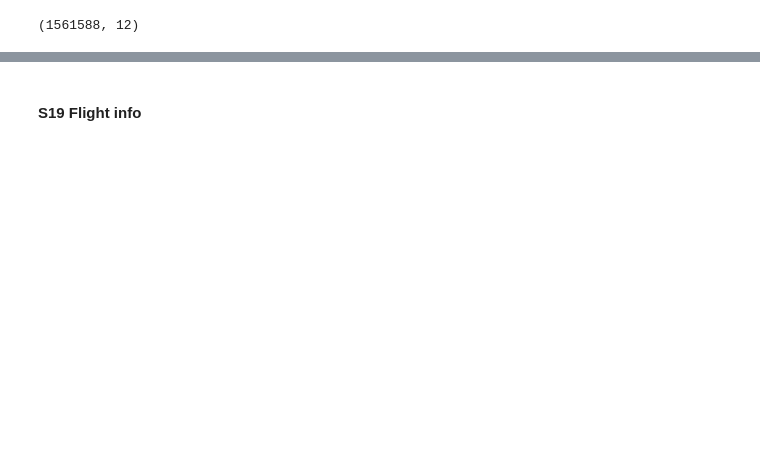
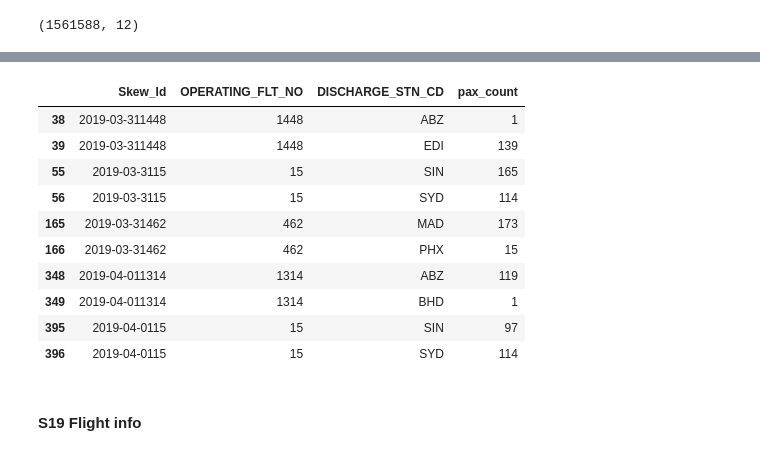
Before and after one commit to IanMaHKG-BA/Hackathon_Team_1, a Jupyter notebook: Ops Hackathon Starter Code_Ian.ipynb, the cells around one changed output, grey strips where cells are left out. Drawn from its saved outputs; the diff is of its cells as text; code cells hidden in the pictures; blank space fills up the shorter version.

```diff
--- a/Ops Hackathon Starter Code_Ian.ipynb
+++ b/Ops Hackathon Starter Code_Ian.ipynb
@@ -84,3 +108,21 @@ df_lounge_eligibility[mask]
+# %%
+duplicated_flag = df_lounge_by_skew.duplicated('Skew_Id',keep = False)
+
+df_lounge_by_skew_duplicated = df_lounge_by_skew[duplicated_flag].sort_values(['Skew_Id','OPERATING_FLT_NO'])
+
+df_lounge_by_skew_duplicated.head(10)
+# %% [output]
+|  | Skew_Id | OPERATING_FLT_NO | DISCHARGE_STN_CD | pax_count |
+| 38 | 2019-03-311448 | 1448 | ABZ | 1 |
+| 39 | 2019-03-311448 | 1448 | EDI | 139 |
+| 55 | 2019-03-3115 | 15 | SIN | 165 |
+| 56 | 2019-03-3115 | 15 | SYD | 114 |
+| 165 | 2019-03-31462 | 462 | MAD | 173 |
+| 166 | 2019-03-31462 | 462 | PHX | 15 |
+| 348 | 2019-04-011314 | 1314 | ABZ | 119 |
+| 349 | 2019-04-011314 | 1314 | BHD | 1 |
+| 395 | 2019-04-0115 | 15 | SIN | 97 |
+| 396 | 2019-04-0115 | 15 | SYD | 114 |
 # %% [markdown]
 #### S19 Flight info
 # %%
```
Also changed, not shown: parts of 21 cells of this notebook, 1 other file.
